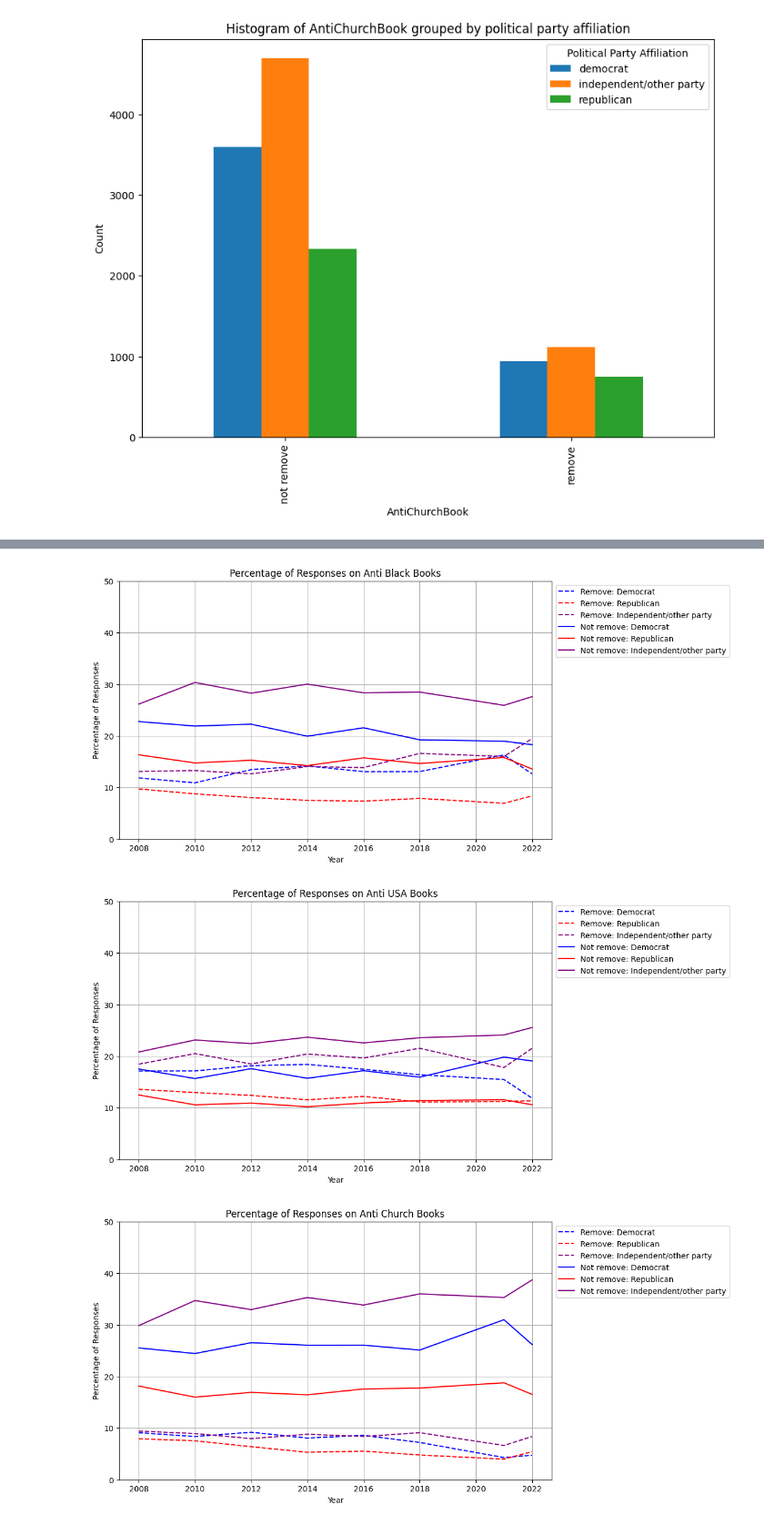
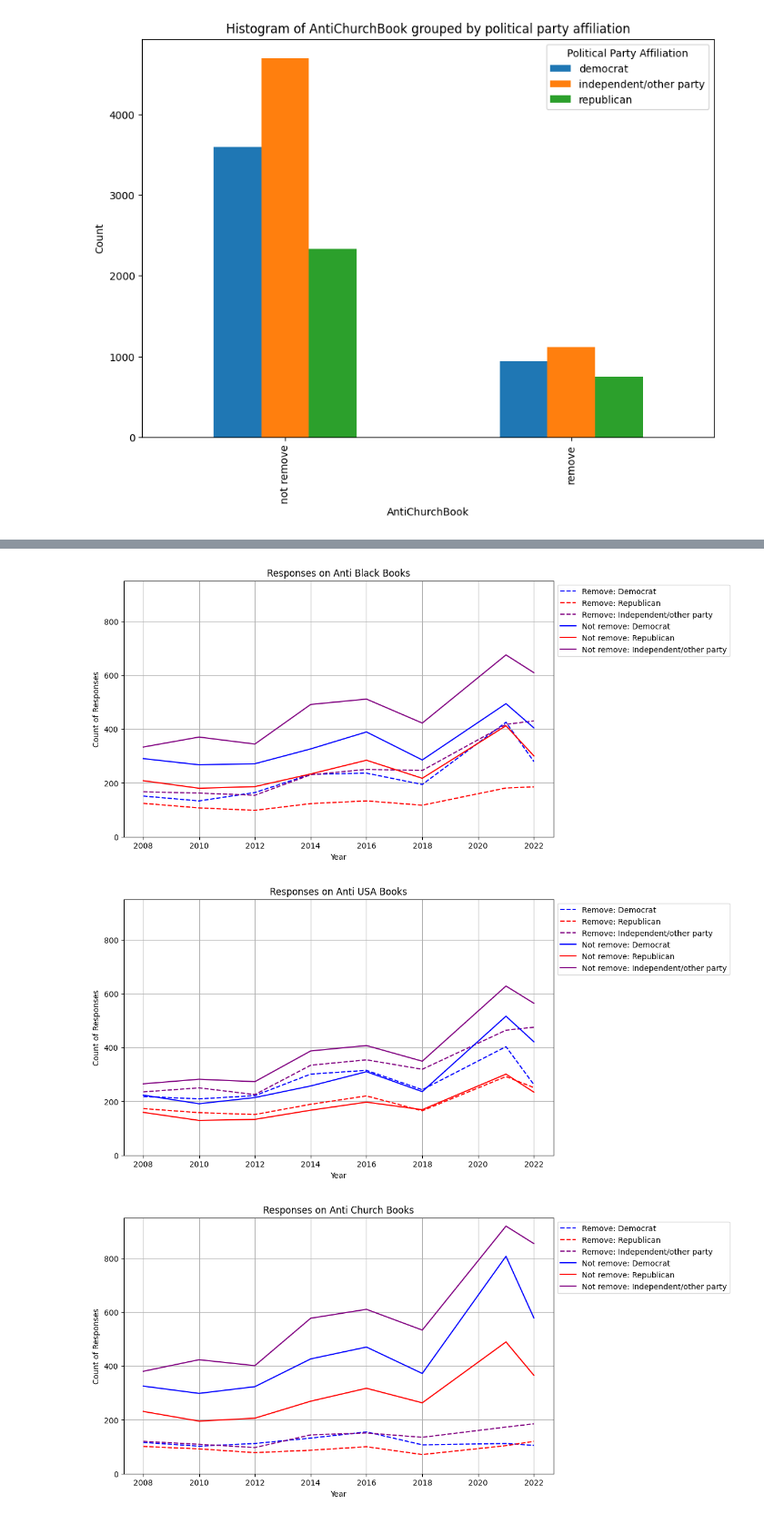
Before and after one commit to manaswinit26/group19, a Jupyter notebook: lab1 (1).ipynb, the cells around one changed output, grey strips where cells are left out. Shown at 91% size. Saved outputs shown, nothing was run; the diff lists cells and outputs as text; code cells hidden in the pictures.

```diff
--- a/lab1 (1).ipynb
+++ b/lab1 (1).ipynb
@@ -506,111 +436,84 @@ for col in columns_to_plot:
 # %%
-import matplotlib.pyplot as plt
-
 fig, ax = plt.subplots(figsize=(10, 6))
 
 colors = {'democrat': 'blue', 'republican': 'red', 'independent/other party': 'purple'}
 linestyles = {'remove': '--', 'not remove': '-'}
 
-total_counts = org_party_church_race_religion.groupby(['year']).size().reset_index(name='TotalCount')
-
 for opinion in ['remove', 'not remove']:
     for party in ['democrat', 'republican', 'independent/other party']:
         filtered_df = org_party_church_race_religion[(org_party_church_race_religion['AntiBlackBook'] == opinion) & (org_party_church_race_religion['party_grouped'] == party)]
-
         response_count = filtered_df.groupby('year').size().reset_index(name='Count')
-        response_count = response_count.merge(total_counts, on=['year'])
-        response_count['Percentage'] = (response_count['Count'] / response_count['TotalCount']) * 100
-
         label = f'{opinion.capitalize()}: {party.capitalize()}'
         plt.plot(
             response_count['year'],
-            response_count['Percentage'],
+            response_count['Count'],
             label=label,
             color=colors[party],
             linestyle=linestyles[opinion]
         )
-
-ax.set_ylim(0, 50)
+ax.set_ylim(0, 950)
 plt.xlabel('Year')
-plt.ylabel('Percentage of Responses')
-plt.title('Percentage of Responses on Anti Black Books')
+plt.ylabel('Count of Responses')
+plt.title('Responses on Anti Black Books')
 ax.legend(loc='upper left', bbox_to_anchor=(1, 1))
 plt.grid(True)
 
 plt.show()
 # %% [output]
-[figure, old version]
+[figure, new version]
 # %%
-import matplotlib.pyplot as plt
-
 fig, ax = plt.subplots(figsize=(10, 6))
 
 colors = {'democrat': 'blue', 'republican': 'red', 'independent/other party': 'purple'}
 linestyles = {'remove': '--', 'not remove': '-'}
 
-total_counts = org_party_church_race_religion.groupby(['year']).size().reset_index(name='TotalCount')
-
 for opinion in ['remove', 'not remove']:
     for party in ['democrat', 'republican', 'independent/other party']:
         filtered_df = org_party_church_race_religion[(org_party_church_race_religion['AntiUSABook'] == opinion) & (org_party_church_race_religion['party_grouped'] == party)]
-
         response_count = filtered_df.groupby('year').size().reset_index(name='Count')
-        response_count = response_count.merge(total_counts, on=['year'])
-        response_count['Percentage'] = (response_count['Count'] / response_count['TotalCount']) * 100
-
         label = f'{opinion.capitalize()}: {party.capitalize()}'
         plt.plot(
             response_count['year'],
-            response_count['Percentage'],
+            response_count['Count'],
             label=label,
             color=colors[party],
             linestyle=linestyles[opinion]
         )
-
-ax.set_ylim(0, 50)
+ax.set_ylim(0, 950)
 plt.xlabel('Year')
-plt.ylabel('Percentage of Responses')
-plt.title('Percentage of Responses on Anti USA Books')
+plt.ylabel('Count of Responses')
+plt.title('Responses on Anti USA Books')
 ax.legend(loc='upper left', bbox_to_anchor=(1, 1))
 plt.grid(True)
 
 plt.show()
 # %% [output]
-[figure, old version]
+[figure, new version]
 # %%
-import matplotlib.pyplot as plt
-
 fig, ax = plt.subplots(figsize=(10, 6))
 
 colors = {'democrat': 'blue', 'republican': 'red', 'independent/other party': 'purple'}
 linestyles = {'remove': '--', 'not remove': '-'}
 
-total_counts = org_party_church_race_religion.groupby(['year']).size().reset_index(name='TotalCount')
-
 for opinion in ['remove', 'not remove']:
     for party in ['democrat', 'republican', 'independent/other party']:
         filtered_df = org_party_church_race_religion[(org_party_church_race_religion['AntiChurchBook'] == opinion) & (org_party_church_race_religion['party_grouped'] == party)]
-
         response_count = filtered_df.groupby('year').size().reset_index(name='Count')
-        response_count = response_count.merge(total_counts, on=['year'])
-        response_count['Percentage'] = (response_count['Count'] / response_count['TotalCount']) * 100
-
         label = f'{opinion.capitalize()}: {party.capitalize()}'
         plt.plot(
             response_count['year'],
-            response_count['Percentage'],
+            response_count['Count'],
             label=label,
             color=colors[party],
             linestyle=linestyles[opinion]
         )
-
-ax.set_ylim(0, 50)
+ax.set_ylim(0, 950)
 plt.xlabel('Year')
-plt.ylabel('Percentage of Responses')
-plt.title('Percentage of Responses on Anti Church Books')
+plt.ylabel('Count of Responses')
+plt.title('Responses on Anti Church Books')
 ax.legend(loc='upper left', bbox_to_anchor=(1, 1))
 plt.grid(True)
 
 plt.show()
 # %% [output]
-[figure, old version]
+[figure, new version]
```
Also changed, not shown: parts of 39 cells of this notebook.
